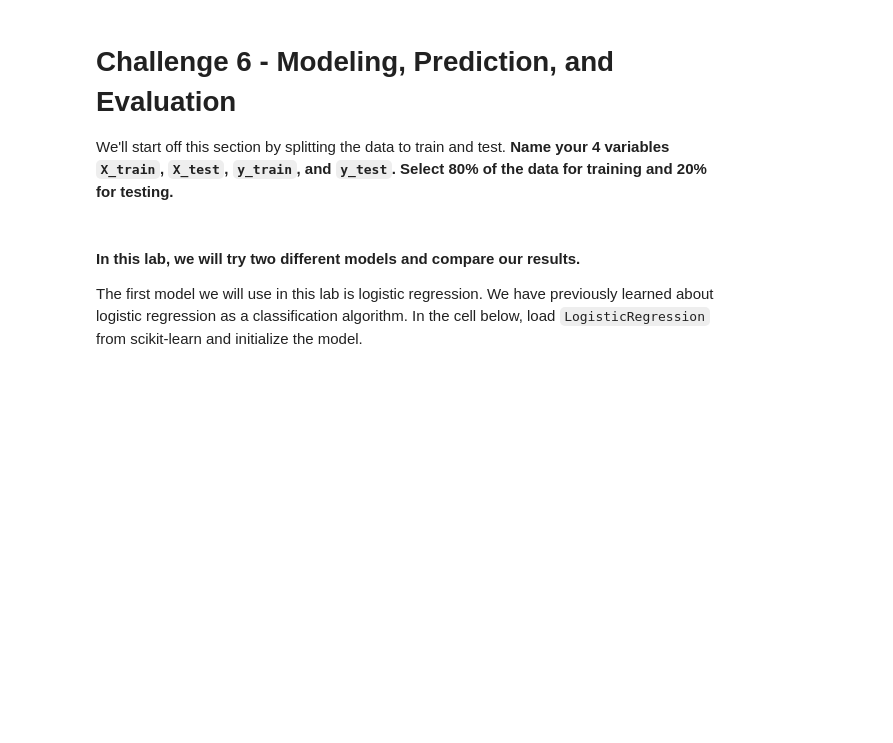
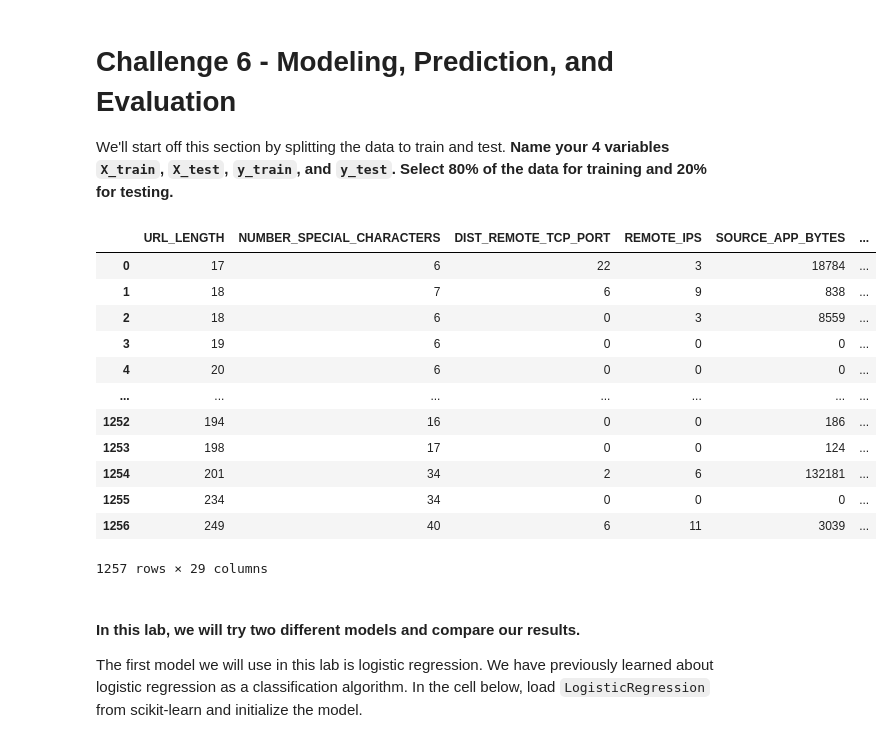
Before and after one commit to YuriBerlin/lab-supervised-learning, a Jupyter notebook: your-code/main.ipynb, the cells around one changed output. Cells and saved outputs as stored; diff of their text form; code cells hidden in the pictures; blank space fills up the shorter version.

```diff
--- a/your-code/main.ipynb
+++ b/your-code/main.ipynb
@@ -722,3 +722,20 @@ dtype: object
 # Challenge 6 - Modeling, Prediction, and Evaluation
 
 We'll start off this section by splitting the data to train and test. **Name your 4 variables `X_train`, `X_test`, `y_train`, and `y_test`. Select 80% of the data for training and 20% for testing.**
+# %%
+website_dummy.reset_index(drop=True, inplace=True)
+website_dummy
+# %% [output]
+|  | URL_LENGTH | NUMBER_SPECIAL_CHARACTERS | DIST_REMOTE_TCP_PORT | REMOTE_IPS | SOURCE_APP_BYTES | ... |
+| 0 | 17 | 6 | 22 | 3 | 18784 | ... |
+| 1 | 18 | 7 | 6 | 9 | 838 | ... |
+| 2 | 18 | 6 | 0 | 3 | 8559 | ... |
+| 3 | 19 | 6 | 0 | 0 | 0 | ... |
+| 4 | 20 | 6 | 0 | 0 | 0 | ... |
+| ... | ... | ... | ... | ... | ... | ... |
+| 1252 | 194 | 16 | 0 | 0 | 186 | ... |
+| 1253 | 198 | 17 | 0 | 0 | 124 | ... |
+| 1254 | 201 | 34 | 2 | 6 | 132181 | ... |
+| 1255 | 234 | 34 | 0 | 0 | 0 | ... |
+| 1256 | 249 | 40 | 6 | 11 | 3039 | ... |
+1257 rows × 29 columns
```
Also changed, not shown: parts of 9 cells of this notebook.
